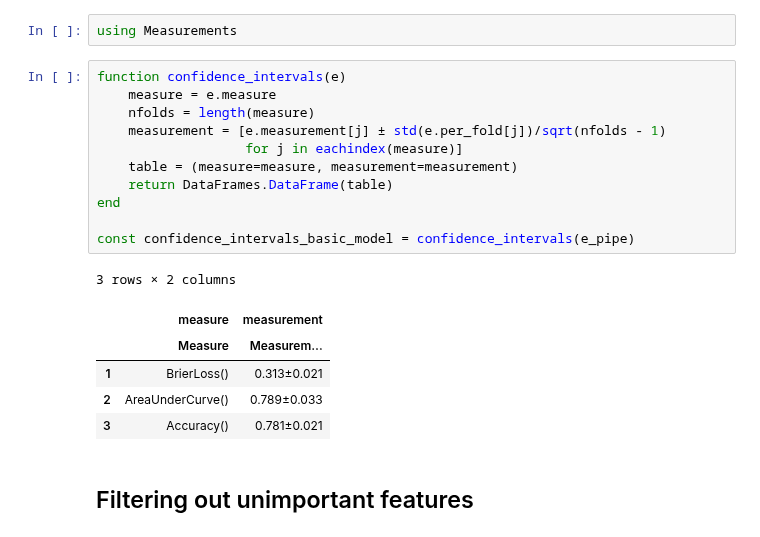
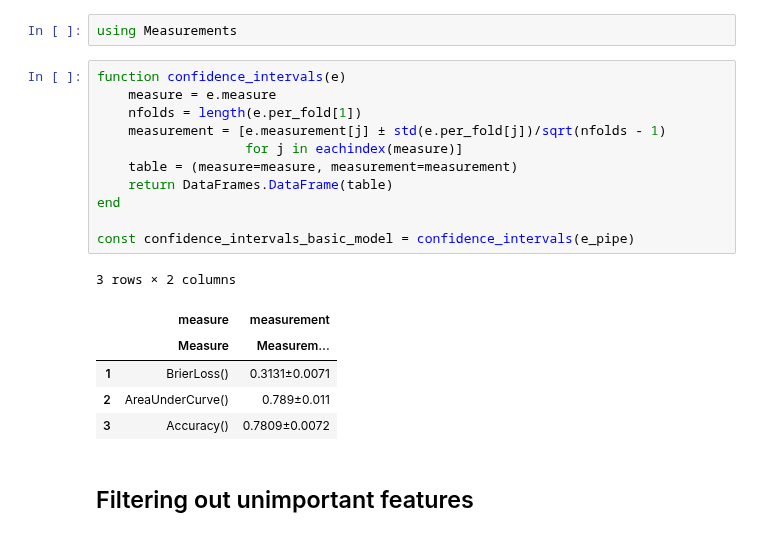
Before and after one commit to JuliaAI/MLJ.jl, a Jupyter notebook: examples/telco/notebook.ipynb, the cells around one changed output. Cells and saved outputs as stored; diff of their text form.

```diff
--- a/examples/telco/notebook.ipynb
+++ b/examples/telco/notebook.ipynb
@@ -758,21 +726,21 @@ using Measurements
 # %%
 function confidence_intervals(e)
     measure = e.measure
-    nfolds = length(measure)
+    nfolds = length(e.per_fold[1])
     measurement = [e.measurement[j] ± std(e.per_fold[j])/sqrt(nfolds - 1)
                    for j in eachindex(measure)]
     table = (measure=measure, measurement=measurement)
     return DataFrames.DataFrame(table)
 end
 
 const confidence_intervals_basic_model = confidence_intervals(e_pipe)
 # %% [output]
 3 rows × 2 columns
 |  | measure | measurement |
 |  | Measure | Measurem… |
-| 1 | BrierLoss() | 0.313±0.021 |
-| 2 | AreaUnderCurve() | 0.789±0.033 |
-| 3 | Accuracy() | 0.781±0.021 |
+| 1 | BrierLoss() | 0.3131±0.0071 |
+| 2 | AreaUnderCurve() | 0.789±0.011 |
+| 3 | Accuracy() | 0.7809±0.0072 |
 # %% [markdown]
 ## Filtering out unimportant features
 # %% [markdown]
```
Also changed, not shown: parts of 39 cells of this notebook, 8 other files.
